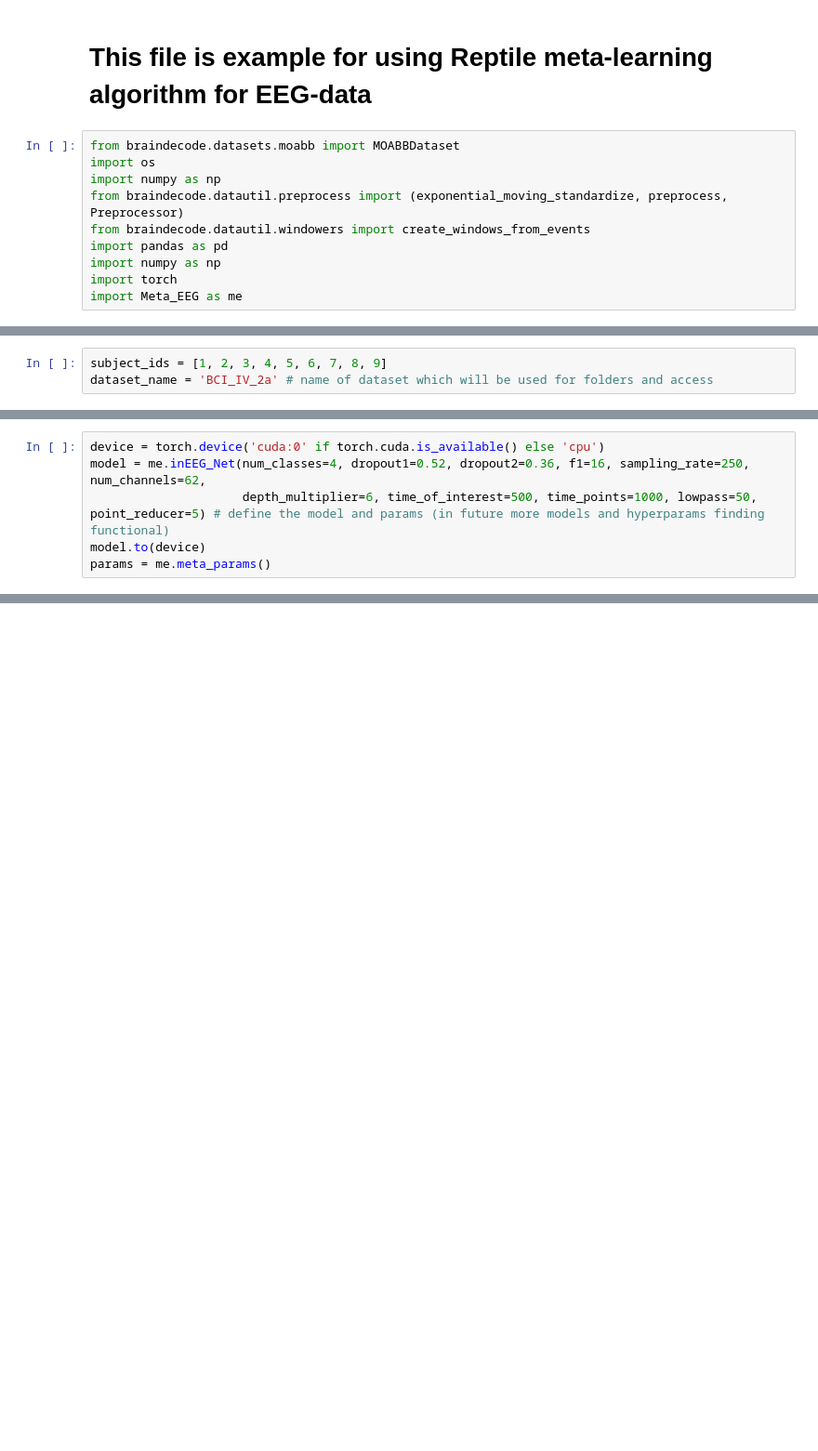
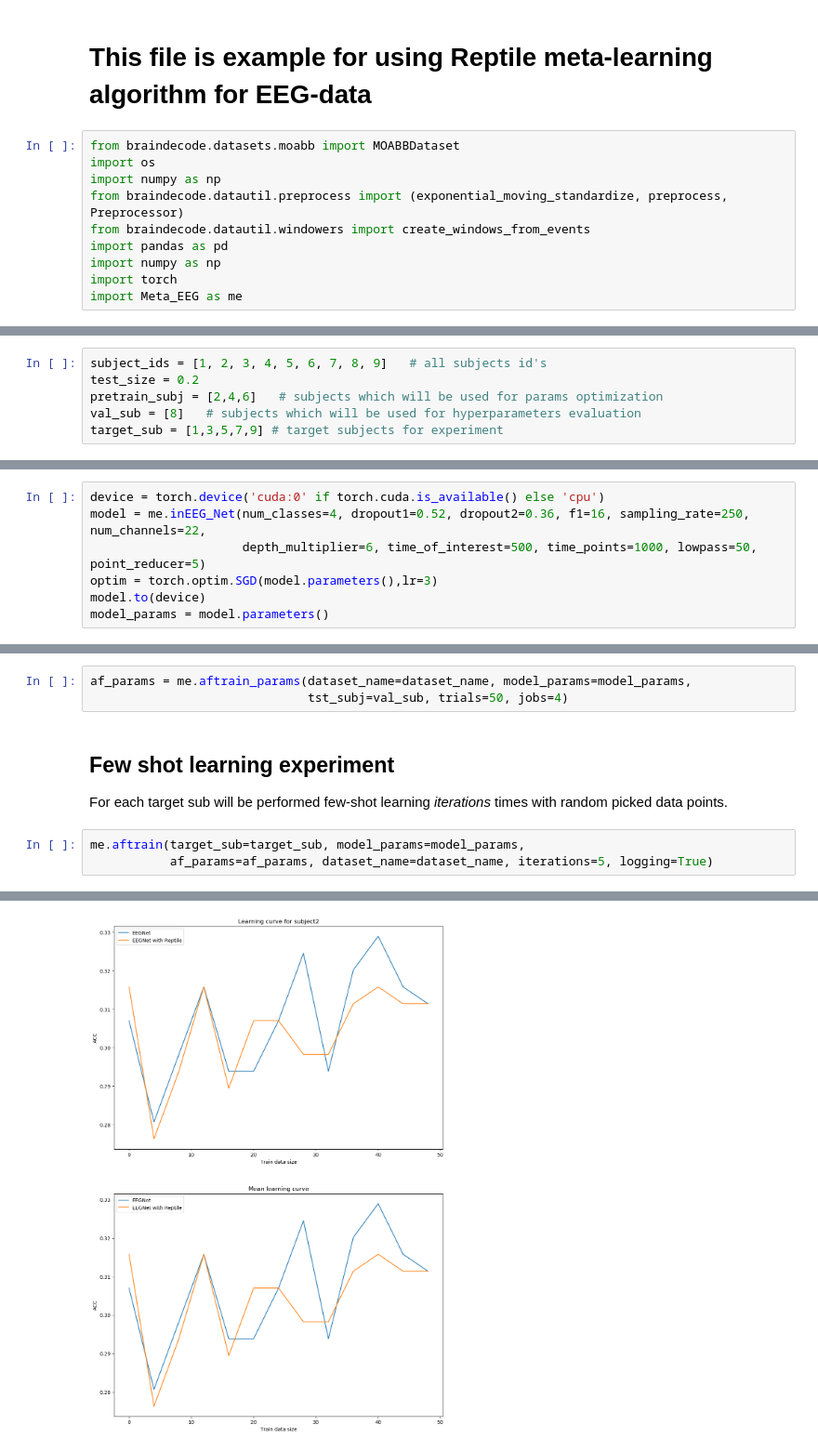
Before and after one commit to gasiki/Meta-EEG, a Jupyter notebook: meta-pipeline.ipynb, the cells around one changed output, grey strips where cells are left out. Shown at 93% size. Cells and saved outputs as stored; diff of their text form; blank space fills up the shorter version.

Commit message:
realised full experiment and .ipynb pipeline example

```diff
--- a/meta-pipeline.ipynb
+++ b/meta-pipeline.ipynb
@@ -16,4 +16,7 @@ define properties of dataset
-# %%
-subject_ids = [1, 2, 3, 4, 5, 6, 7, 8, 9]
-dataset_name = 'BCI_IV_2a' # name of dataset which will be used for folders and access
+# %%
+subject_ids = [1, 2, 3, 4, 5, 6, 7, 8, 9]   # all subjects id's
+test_size = 0.2
+pretrain_subj = [2,4,6]   # subjects which will be used for params optimization
+val_sub = [8]   # subjects which will be used for hyperparameters evaluation
+target_sub = [1,3,5,7,9] # target subjects for experiment
 # %% [markdown]
@@ -65,6 +53,7 @@ in this part we define NN and will find params for meta-learning
 # %%
 device = torch.device('cuda:0' if torch.cuda.is_available() else 'cpu')
-model = me.inEEG_Net(num_classes=4, dropout1=0.52, dropout2=0.36, f1=16, sampling_rate=250, num_channels=62,
-                     depth_multiplier=6, time_of_interest=500, time_points=1000, lowpass=50, point_reducer=5) # define the model and params (in future more models and hyperparams finding functional)
+model = me.inEEG_Net(num_classes=4, dropout1=0.52, dropout2=0.36, f1=16, sampling_rate=250, num_channels=22,
+                     depth_multiplier=6, time_of_interest=500, time_points=1000, lowpass=50, point_reducer=5)
+optim = torch.optim.SGD(model.parameters(),lr=3)
 model.to(device)
-params = me.meta_params()
+model_params = model.parameters()
@@ -84,0 +79,10 @@ TypeError: '<' not supported between instances of 'str' and 'int'
+# %%
+af_params = me.aftrain_params(dataset_name=dataset_name, model_params=model_params,
+                              tst_subj=val_sub, trials=50, jobs=4)
+# %% [markdown]
+## Few shot learning experiment
+For each target sub will be performed few-shot learning *iterations* times with random picked data points.
+# %%
+me.aftrain(target_sub=target_sub, model_params=model_params,
+           af_params=af_params, dataset_name=dataset_name, iterations=5, logging=True)
+# %% [output]
@@ -84,0 +105 @@ TypeError: '<' not supported between instances of 'str' and 'int'
+[figure, added]
```
Also changed, not shown: parts of 13 cells of this notebook, 5 other files.
